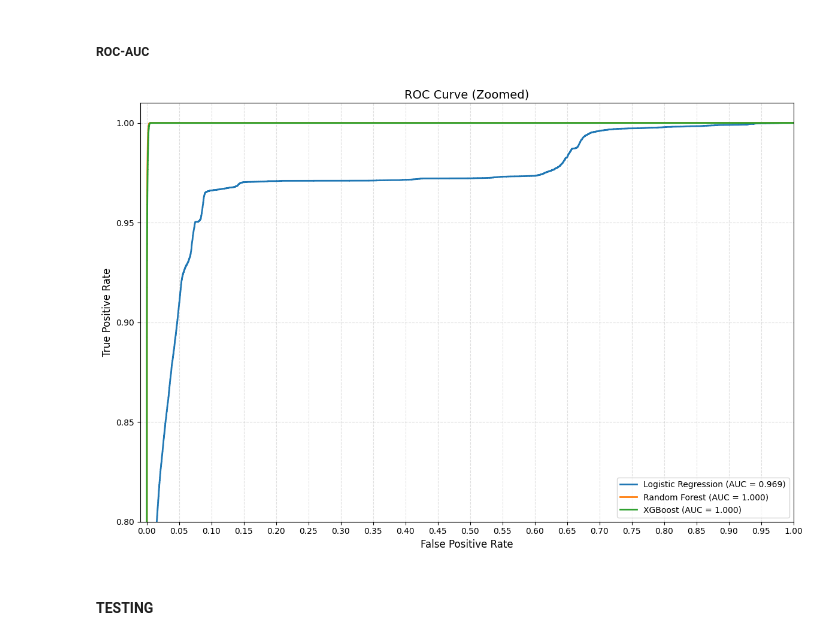
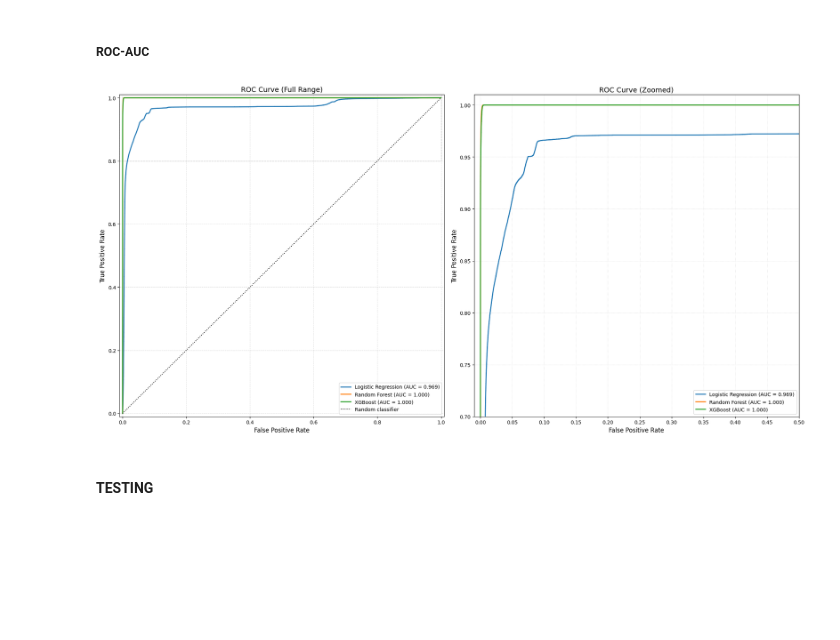
Before and after one commit to campanamattia/ai_for_security, a Jupyter notebook: notebook_edit.ipynb, the cells around one changed output. Cells and saved outputs as stored; diff of their text form; code cells hidden in the pictures; blank space fills up the shorter version.

Commit message:
mod: finished binary

```diff
--- a/notebook_edit.ipynb
+++ b/notebook_edit.ipynb
@@ -1774,7 +1782,13 @@ models = {
 
 # Load the test dataset
 df = pd.read_csv('dataset/train_sel_hclust.csv')
-_, X_val, __, y_val = preprocess_data_binary(df)
+
+# Separate features and target
+X = df.drop(['is_benign', 'category', 'attack'], axis=1)
+y = df['is_benign']
+
+# Split the data
+_, X_val, _, y_val = train_test_split(X, y, train_size=0.7, random_state=37)
 # %% [markdown]
 ##### Calibration
 # %%
@@ -1800,39 +1814,59 @@ plt.show()
 ##### ROC-AUC
 # %%
 def plot_roc_curve(models, X_val, y_val):
-    plt.figure(figsize=(12, 8))
+    # Create a figure with two subplots side by side
+    fig, (ax1, ax2) = plt.subplots(1, 2, figsize=(20, 10))
 
+    # Plot in both subplots
     for name, model in models.items():
         y_proba = model.predict_proba(X_val)
         fpr, tpr, _ = roc_curve(y_val, y_proba[:, 1])
         auc = roc_auc_score(y_val, y_proba[:, 1])
-        plt.plot(fpr, tpr, label=f'{name} (AUC = {auc:.3f})', linewidth=2)
 
-    #plt.plot([0, 1], [0, 1], 'k:', label='Random classifier')
+        # Plot on the left subplot (full range)
+        ax1.plot(fpr, tpr, label=f'{name} (AUC = {auc:.3f})', linewidth=2)
 
-    # Zoom in to the top-left corner
-    plt.xlim([-0.01, 1.0])  # Focus on FPR from 0 to 0.3
-    plt.ylim([0.8, 1.01])   # Focus on TPR from 0.7 to 1.0
+        # Plot on the right subplot (zoomed)
+        ax2.plot(fpr, tpr, label=f'{name} (AUC = {auc:.3f})', linewidth=2)
 
-    # Reduced grid density
-    plt.grid(True, linestyle='--', alpha=0.4)
+    # Configure left subplot (full range)
+    ax1.plot([0, 1], [0, 1], 'k:', label='Random classifier')
+    ax1.set_xlim([-0.01, 1.01])
+    ax1.set_ylim([-0.01, 1.01])
+    ax1.grid(True, linestyle='--', alpha=0.4)
+    ax1.set_title('ROC Curve (Full Range)', fontsize=14)
+    ax1.set_xlabel('False Positive Rate', fontsize=12)
+    ax1.set_ylabel('True Positive Rate', fontsize=12)
+    ax1.legend(loc='lower right', fontsize=10)
 
-    # Customize tick spacing
-    plt.gca().xaxis.set_major_locator(plt.MultipleLocator(0.05))
-    plt.gca().yaxis.set_major_locator(plt.MultipleLocator(0.05))
+    # Configure right subplot (zoomed)
+    ax2.set_xlim([-0.01, 0.5])  # Focus on FPR from 0 to 0.3
+    ax2.set_ylim([0.7, 1.01])   # Focus on TPR from 0.7 to 1.0
+    ax2.grid(True, linestyle=':', alpha=0.4)
+    ax2.set_title('ROC Curve (Zoomed)', fontsize=14)
+    ax2.set_xlabel('False Positive Rate', fontsize=12)
+    ax2.set_ylabel('True Positive Rate', fontsize=12)
+    ax2.legend(loc='lower right', fontsize=10)
 
-    plt.legend(loc='lower right', fontsize=10)
-    plt.title('ROC Curve (Zoomed)', fontsize=14)
-    plt.xlabel('False Positive Rate', fontsize=12)
-    plt.ylabel('True Positive Rate', fontsize=12)
+    # Customize tick spacing for zoomed plot
+    ax2.xaxis.set_major_locator(plt.MultipleLocator(0.05))
+    ax2.yaxis.set_major_locator(plt.MultipleLocator(0.05))
+
+    # Add subtle box in the full range plot to show zoom area
+    rect = plt.Rectangle((-0.01, 0.8), 1.01, 0.21,
+                        fill=False,
+                        linestyle='--',
+                        color='gray',
+                        alpha=0.5)
+    ax1.add_patch(rect)
 
     plt.tight_layout()
     plt.show()
 
 # Plot the ROC curve
 plot_roc_curve(models, X_val, y_val)
 # %% [output]
-[figure, old version]
+[figure, new version]
 # %% [markdown]
 #### TESTING
 # %%
```
Also changed, not shown: parts of 14 cells of this notebook, 1 other file.
